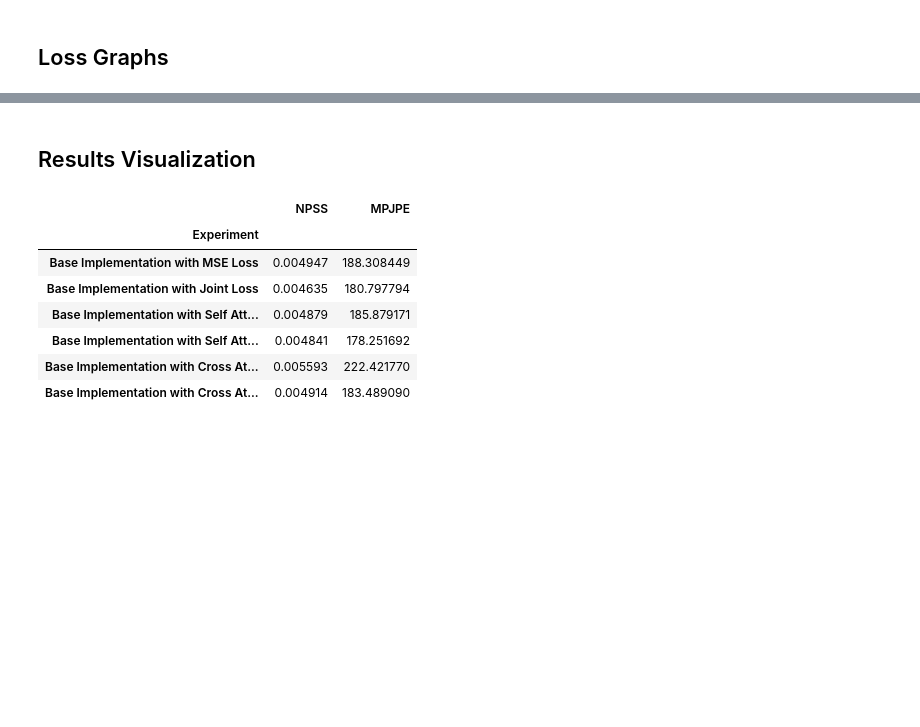
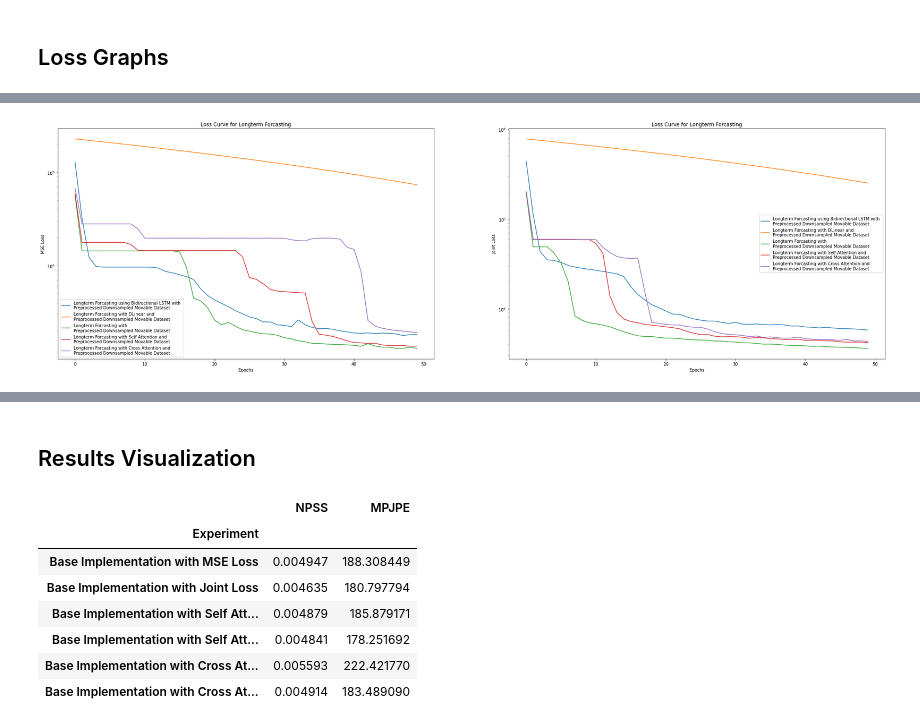
Before and after one commit to IbramMedhat/Human-Motion-Synthesis, a Jupyter notebook: GlocalNet_full_implmentation.ipynb, the cells around one changed output, grey strips where cells are left out. Cells and saved outputs as stored; diff of their text form; code cells hidden in the pictures; blank space fills up the shorter version.

```diff
--- a/GlocalNet_full_implmentation.ipynb
+++ b/GlocalNet_full_implmentation.ipynb
@@ -1508,0 +1762,33 @@ plt.show()
+# %%
+fig = plt.figure(figsize=(35,10))
+
+plt.subplot(1,2,1)
+plt.plot(bilstm_longterm_mse, label='Longterm Forcasting using Bidirectional LSTM with \nPreprocessed Downsampled Movable Dataset')
+plt.plot(dlinear_longterm_mse, label='Longterm Forcasting with DLinear and \nPreprocessed Downsampled Movable Dataset')
+plt.plot(reloaded_model1_history, label='Longterm Forcasting with \nPreprocessed Downsampled Movable Dataset')
+plt.plot(reloaded_model7_history, label='Longterm Forcasting with Self Attention and \nPreprocessed Downsampled Movable Dataset')
+plt.plot(reloaded_model9_history, label='Longterm Forcasting with Cross Attention and \nPreprocessed Downsampled Movable Dataset')
+
+plt.xlabel('Epochs')
+plt.ylabel('MSE Loss')
+plt.title('Loss Curve for Longterm Forcasting')
+plt.yscale("log")
+plt.legend()
+
+plt.subplot(1,2,2)
+plt.plot(bilstm_longterm_jointloss, label='Longterm Forcasting using Bidirectional LSTM with \nPreprocessed Downsampled Movable Dataset')
+plt.plot(dlinear_longterm_jointloss, label='Longterm Forcasting with DLinear and \nPreprocessed Downsampled Movable Dataset')
+plt.plot(reloaded_model2_history, label='Longterm Forcasting with \nPreprocessed Downsampled Movable Dataset')
+plt.plot(reloaded_model8_history, label='Longterm Forcasting with Self Attention and \nPreprocessed Downsampled Movable Dataset')
+plt.plot(reloaded_model10_history, label='Longterm Forcasting with Cross Attention and \nPreprocessed Downsampled Movable Dataset')
+
+plt.xlabel('Epochs')
+plt.ylabel('Joint Loss')
+plt.title('Loss Curve for Longterm Forcasting')
+plt.yscale("log")
+plt.legend()
+
+plt.savefig('./Longterm_loss_curve', bbox_inches='tight')
+plt.show()
+# %% [output]
+[figure, added]
```
Also changed, not shown: parts of 62 cells of this notebook, 2 other files.
